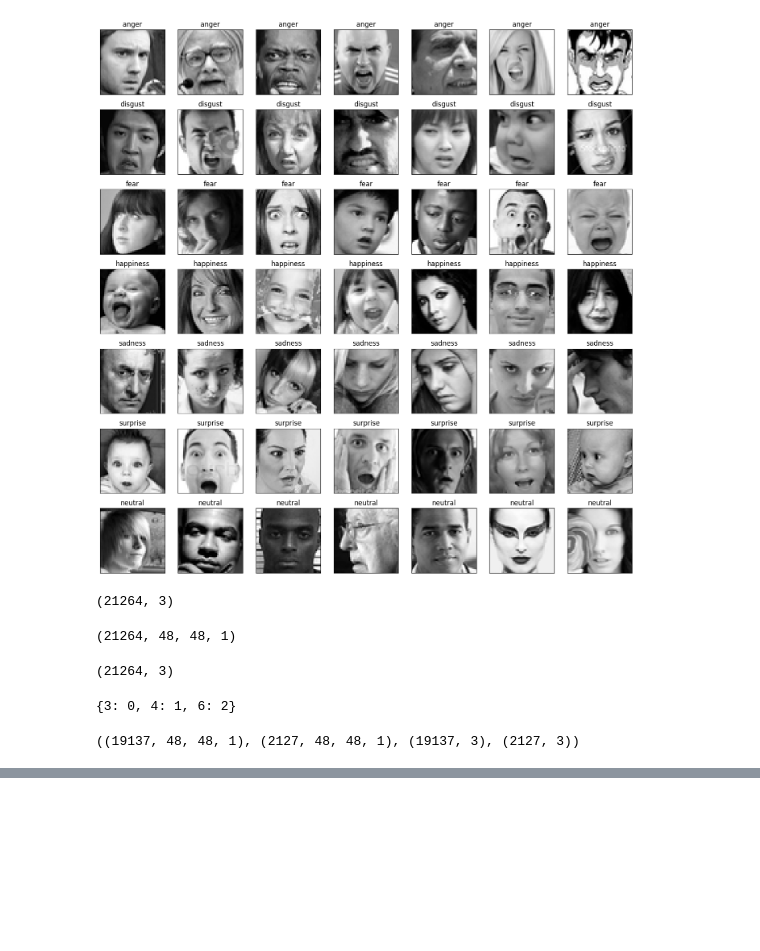
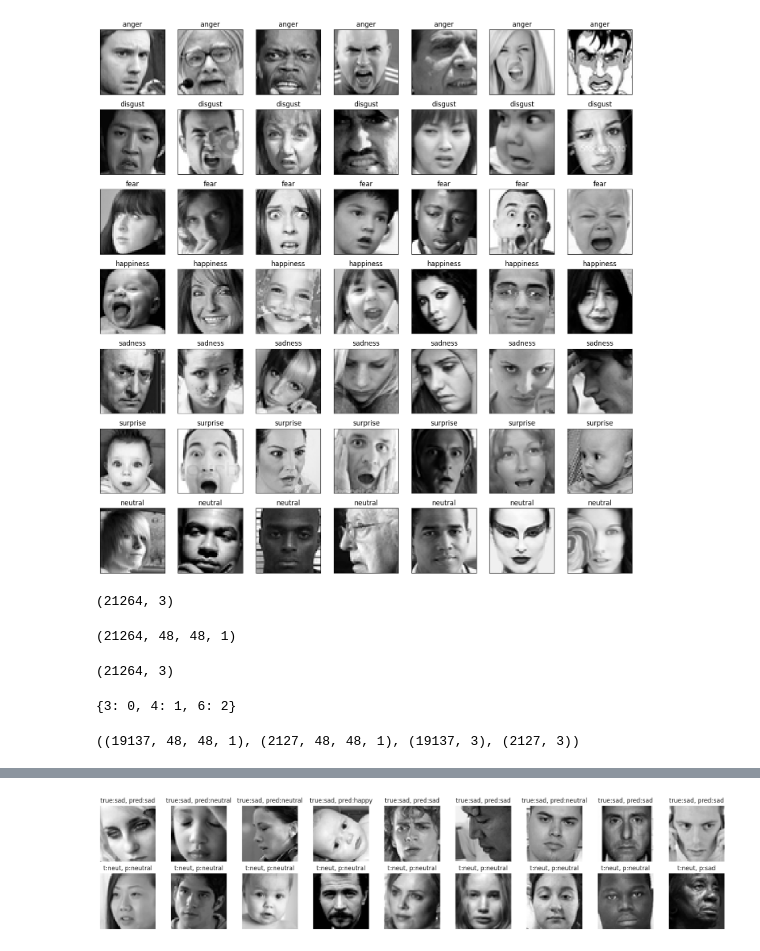
Before and after one commit to talha-bozan/emotion-recognition-ml, a Jupyter notebook: Untitled8.ipynb, the cells around one changed output, grey strips where cells are left out. Saved outputs shown, nothing was run; the diff lists cells and outputs as text; code cells hidden in the pictures; blank space fills up the shorter version.

```diff
--- a/Untitled8.ipynb
+++ b/Untitled8.ipynb
@@ -396,0 +483,28 @@ KeyboardInterrupt: ignored
+# %%
+np.random.seed(2)
+random_sad_imgs = np.random.choice(np.where(y_valid[:, 1]==1)[0], size=9)
+random_neutral_imgs = np.random.choice(np.where(y_valid[:, 2]==1)[0], size=9)
+
+fig = plt.figure(1, (18, 4))
+
+for i, (sadidx, neuidx) in enumerate(zip(random_sad_imgs, random_neutral_imgs)):
+    # Sad Images
+    ax = plt.subplot(2, 9, i+1)
+    sample_img_sad = X_valid[sadidx,:,:,0]
+    ax.imshow(sample_img_sad, cmap='gray')
+    ax.set_xticks([])
+    ax.set_yticks([])
+    sad_pred = np.argmax(model.predict(sample_img_sad.reshape(1,48,48,1)), axis=1)[0]
+    ax.set_title(f"true:sad, pred:{mapper[sad_pred]}")
+
+    # Neutral Images
+    ax = plt.subplot(2, 9, i+10)
+    sample_img_neutral = X_valid[neuidx,:,:,0]
+    ax.imshow(sample_img_neutral, cmap='gray')
+    ax.set_xticks([])
+    ax.set_yticks([])
+    neut_pred = np.argmax(model.predict(sample_img_neutral.reshape(1,48,48,1)), axis=1)[0]
+    ax.set_title(f"t:neut, p:{mapper[neut_pred]}")
+
+plt.tight_layout()
+# %% [output]
@@ -396,0 +529 @@ KeyboardInterrupt: ignored
+[figure, added]
```
Also changed, not shown: parts of 10 cells of this notebook.
